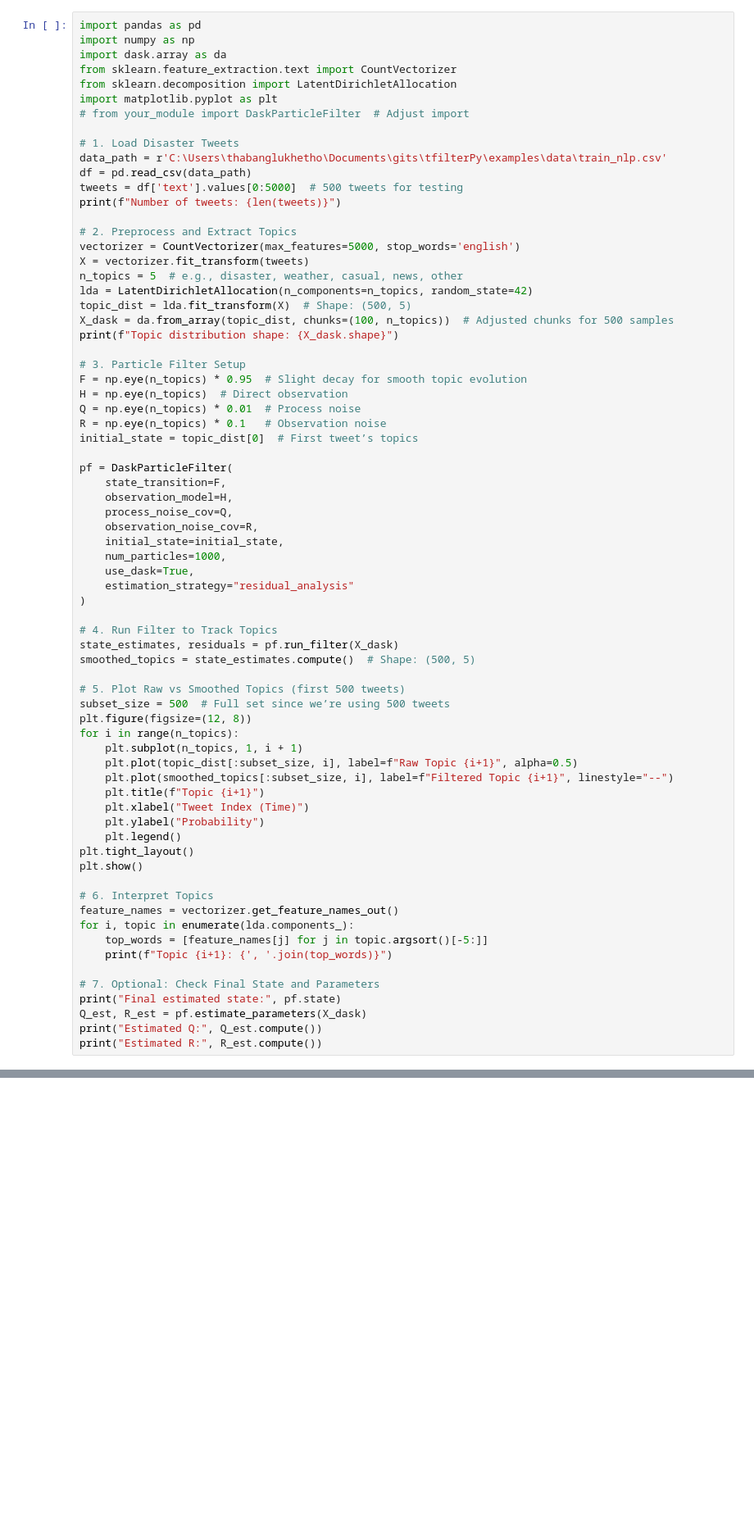
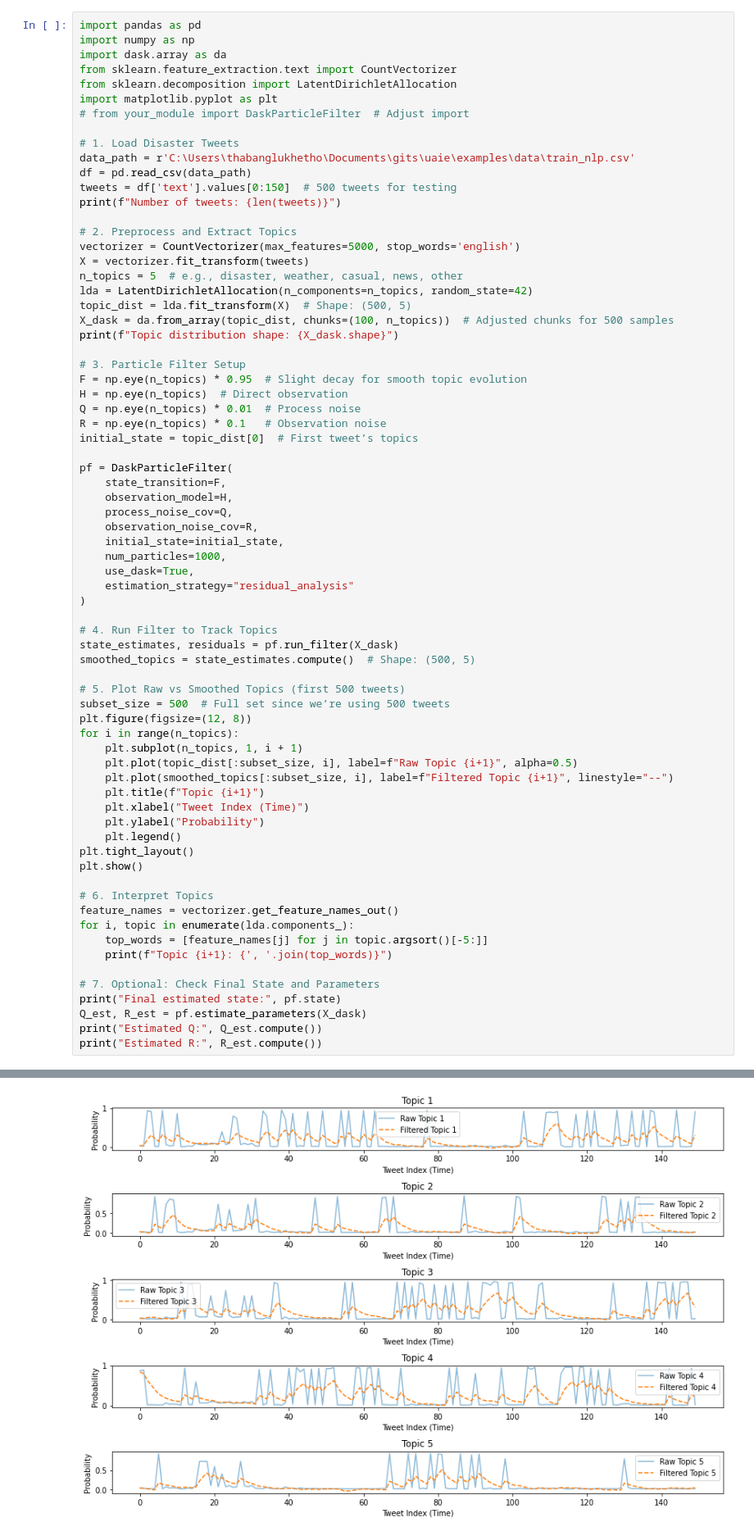
Before and after one commit to MaSHt01/tfiltersPy, a Jupyter notebook: examples/dev_test/particle_filters_example_dev.ipynb, the cells around one changed output, grey strips where cells are left out. Shown: that part at 82% size. Saved outputs shown, nothing was run; the diff lists cells and outputs as text; blank space fills up the shorter version.

```diff
--- a/examples/dev_test/particle_filters_example_dev.ipynb
+++ b/examples/dev_test/particle_filters_example_dev.ipynb
@@ -646,9 +1082,9 @@ import matplotlib.pyplot as plt
 # from your_module import DaskParticleFilter  # Adjust import
 
 # 1. Load Disaster Tweets
-data_path = r'C:\Users\thabanglukhetho\Documents\gits\tfilterPy\examples\data\train_nlp.csv'
+data_path = r'C:\Users\thabanglukhetho\Documents\gits\uaie\examples\data\train_nlp.csv'
 df = pd.read_csv(data_path)
-tweets = df['text'].values[0:5000]  # 500 tweets for testing
+tweets = df['text'].values[0:150]  # 500 tweets for testing
 print(f"Number of tweets: {len(tweets)}")
 
 # 2. Preprocess and Extract Topics
@@ -712,0 +1149 @@ Topic distribution shape: (5000, 5)
+[figure, added]
```
Also changed, not shown: parts of 16 cells of this notebook, 6 other files.
